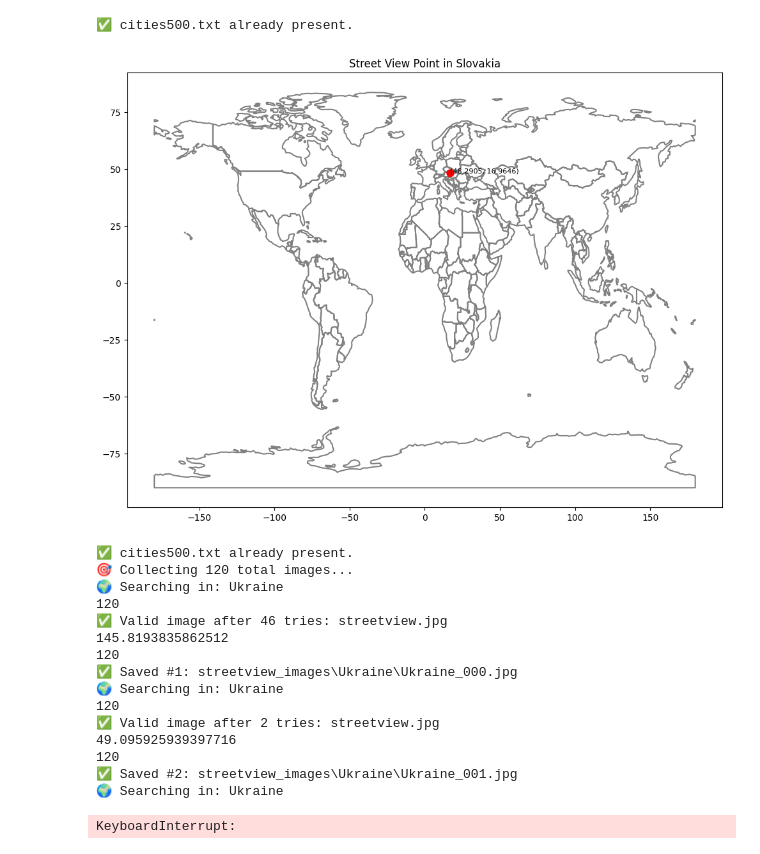
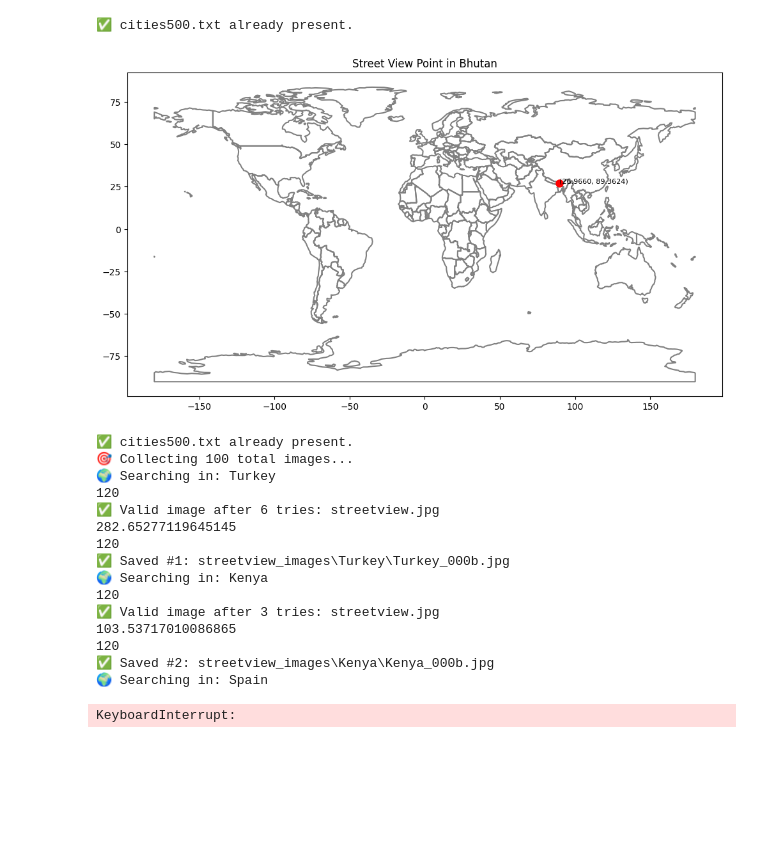
Before and after one commit to SamueleMancini/rainbot, a Jupyter notebook: data/GoogleApiExtractor.ipynb, the cells around one changed output. Cells and saved outputs as stored; diff of their text form; code cells hidden in the pictures; blank space fills up the shorter version.

```diff
--- a/data/GoogleApiExtractor.ipynb
+++ b/data/GoogleApiExtractor.ipynb
@@ -212,15 +102,4 @@ print(world['NAME'].unique())
 # %%
-import os
-import zipfile
-import requests
-import random
-import time
-import geopandas as gpd
-import matplotlib.pyplot as plt
-from shapely.geometry import Point
-from PIL import Image
-import numpy as np
-
 # --- Configuration ---
 API_KEY = "AIzaSyAJ1Tbm3TpUeIakeCGCH3L3QVcvo5gthOc"   # <–– your key
 MAX_TRIES = 500
@@ -277,7 +156,7 @@ def load_cities_for_country(country_code, cities_file="cities500.txt"):
 
 
 # --- Generate random point inside a country ---
-def get_random_point_near_city_in_country(country_name, gdf, cities_df, max_km=10):
+def get_random_point_near_city_in_country(country_name, gdf, cities_df, max_km=2):
     row = gdf[gdf['NAME'] == country_name]
     if row.empty:
         return None
@@ -293,8 +172,8 @@ def get_random_point_near_city_in_country(country_name, gdf, cities_df, max_km=1
 
     for _ in range(100):  # max tries
         city = country_cities.sample(1).iloc[0]
-        dx = random.uniform(-1, 1) * max_km / 111
-        dy = random.uniform(-1, 1) * max_km / 111
+        dx = random.normalvariate(0, 1) * max_km / 111
+        dy = random.normalvariate(0, 1) * max_km / 111
         lon, lat = city["lon"] + dx, city["lat"] + dy
         point = Point(lon, lat)
         if geom.contains(point):
@@ -426,19 +305,19 @@ def plot_map_with_point(country_name, gdf, point):
     plt.tight_layout()
     plt.show()
 # %%
-COUNTRY_NAME = "Slovakia"
+COUNTRY_NAME = "Bhutan"
 shp_path = download_natural_earth()
 cities_txt_path = download_and_extract_cities500()
 cities_df = load_cities_for_country("all", cities_txt_path)
 world = gpd.read_file(shp_path)
 
 
 point = get_random_point_near_city_in_country(COUNTRY_NAME, world, cities_df)
 if point:
 	plot_map_with_point(COUNTRY_NAME, world, point)
 # %% [output]
 ✅ cities500.txt already present.
-[figure, old version]
+[figure, new version]
 # %%
 COUNTRIES = ['Argentina', 'Australia', 'Austria', 'Bangladesh', 'Belgium', 'Bhutan',
              'Bolivia', 'Botswana', 'Brazil', 'Bulgaria', 'Cambodia', 'Canada', 'Chile', 'Colombia',
@@ -446,11 +325,11 @@ COUNTRIES = ['Argentina', 'Australia', 'Austria', 'Bangladesh', 'Belgium', 'Bhut
              'Ghana', 'Greece', 'Hungary', 'Iceland', 'India', 'Indonesia', 'Ireland',
              'Israel', 'Italy', 'Japan', 'Kenya', 'Latvia', 'Lithuania', 'Malaysia',
              'Mexico', 'Netherlands', 'New Zealand', 'Nigeria', 'Norway', 'Peru', 'Philippines', 'Poland',
-             'Portugal', 'Romania', 'Russia', 'Singapore', 'Slovakia', 'Slovenia',
+             'Portugal', 'Romania', 'Russia', 'Slovakia', 'Slovenia',
              'South Africa', 'South Korea', 'Spain', 'Sweden', 'Switzerland', 'Taiwan',
              'Thailand', 'Turkey', 'Ukraine', 'United Arab Emirates', 'United Kingdom', 'United States of America']
-COUNTRIES = ['Ukraine']
-TARGET_IMAGE_COUNT = 120
+
+TARGET_IMAGE_COUNT = 100
 OUTPUT_CSV = "streetview_metadata.csv"
 IMAGE_DIR = "streetview_images"
 
@@ -469,7 +348,7 @@ cities_txt_path = download_and_extract_cities500()
 cities_df = load_cities_for_country("all", cities_txt_path)
 world = gpd.read_file(shp_path)
 
-MAX_IMAGES_PER_COUNTRY = 20
+MAX_IMAGES_PER_COUNTRY = 120
 country_image_count = defaultdict(int)
 collected = 0
 
@@ -501,7 +380,7 @@ while collected < limit:
             # Folder + filename
             country_folder = os.path.join(IMAGE_DIR, country.replace(" ", "_"))
             os.makedirs(country_folder, exist_ok=True)
-            filename = os.path.join(country_folder, f"{country.replace(' ', '_')}_{country_image_count[country]:03d}.jpg")
+            filename = os.path.join(country_folder, f"{country.replace(' ', '_')}_{country_image_count[country]:03d}b.jpg")
 
             saved = download_streetview_by_pano(pano_id, API_KEY, filename=filename, heading=heading)
             if saved and not is_placeholder_image(filename):
@@ -529,18 +408,18 @@ csv_file.close()
 print("✅ Done! All images and metadata saved.")
 # %% [output]
 ✅ cities500.txt already present.
-🎯 Collecting 120 total images...
-🌍 Searching in: Ukraine
+🎯 Collecting 100 total images...
+🌍 Searching in: Turkey
 120
-✅ Valid image after 46 tries: streetview.jpg
-145.8193835862512
+✅ Valid image after 6 tries: streetview.jpg
+282.65277119645145
 120
-✅ Saved #1: streetview_images\Ukraine\Ukraine_000.jpg
-🌍 Searching in: Ukraine
+✅ Saved #1: streetview_images\Turkey\Turkey_000b.jpg
+🌍 Searching in: Kenya
 120
-✅ Valid image after 2 tries: streetview.jpg
-49.095925939397716
+✅ Valid image after 3 tries: streetview.jpg
+103.53717010086865
 120
-✅ Saved #2: streetview_images\Ukraine\Ukraine_001.jpg
-🌍 Searching in: Ukraine
+✅ Saved #2: streetview_images\Kenya\Kenya_000b.jpg
+🌍 Searching in: Spain
 KeyboardInterrupt:
```
Also changed, not shown: parts of 5 cells of this notebook, 2 other files.
